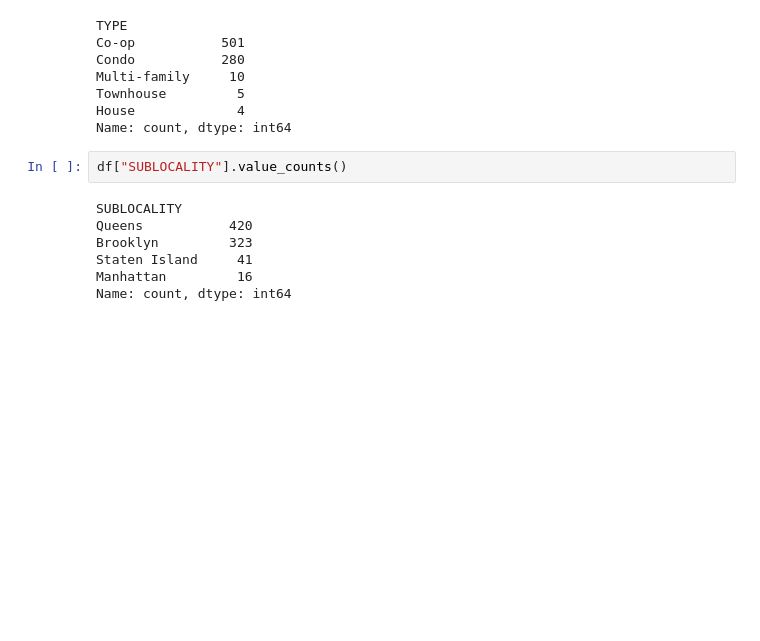
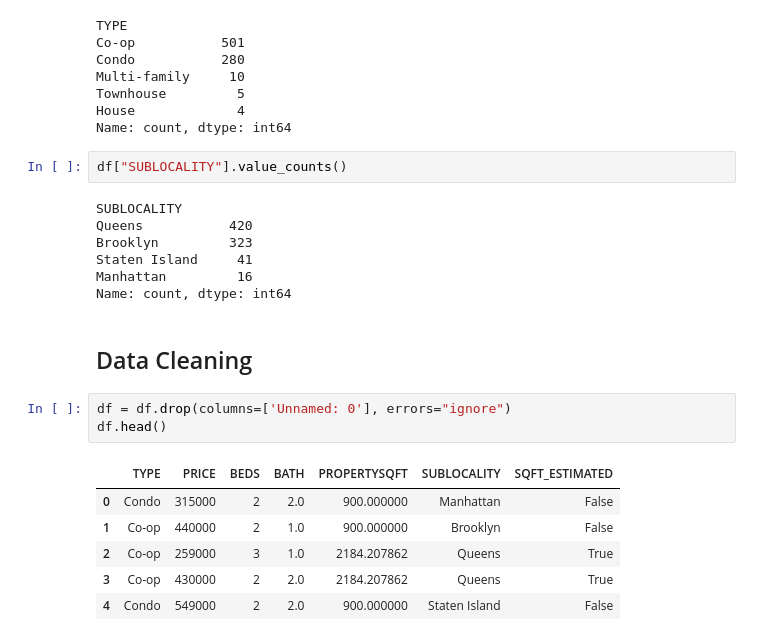
Before and after one commit to Nahuel-Larroquette/nyc-market-builder, a Jupyter notebook: ml/explore_data.ipynb, the cells around one changed output. Saved outputs shown, nothing was run; the diff lists cells and outputs as text; blank space fills up the shorter version.

```diff
--- a/ml/explore_data.ipynb
+++ b/ml/explore_data.ipynb
@@ -79,3 +78,15 @@ Brooklyn         323
 Staten Island     41
 Manhattan         16
 Name: count, dtype: int64
+# %% [markdown]
+## Data Cleaning
+# %%
+df = df.drop(columns=['Unnamed: 0'], errors="ignore")
+df.head()
+# %% [output]
+|  | TYPE | PRICE | BEDS | BATH | PROPERTYSQFT | SUBLOCALITY | SQFT_ESTIMATED |
+| 0 | Condo | 315000 | 2 | 2.0 | 900.000000 | Manhattan | False |
+| 1 | Co-op | 440000 | 2 | 1.0 | 900.000000 | Brooklyn | False |
+| 2 | Co-op | 259000 | 3 | 1.0 | 2184.207862 | Queens | True |
+| 3 | Co-op | 430000 | 2 | 2.0 | 2184.207862 | Queens | True |
+| 4 | Condo | 549000 | 2 | 2.0 | 900.000000 | Staten Island | False |
```
Also changed, not shown: parts of 5 cells of this notebook.
